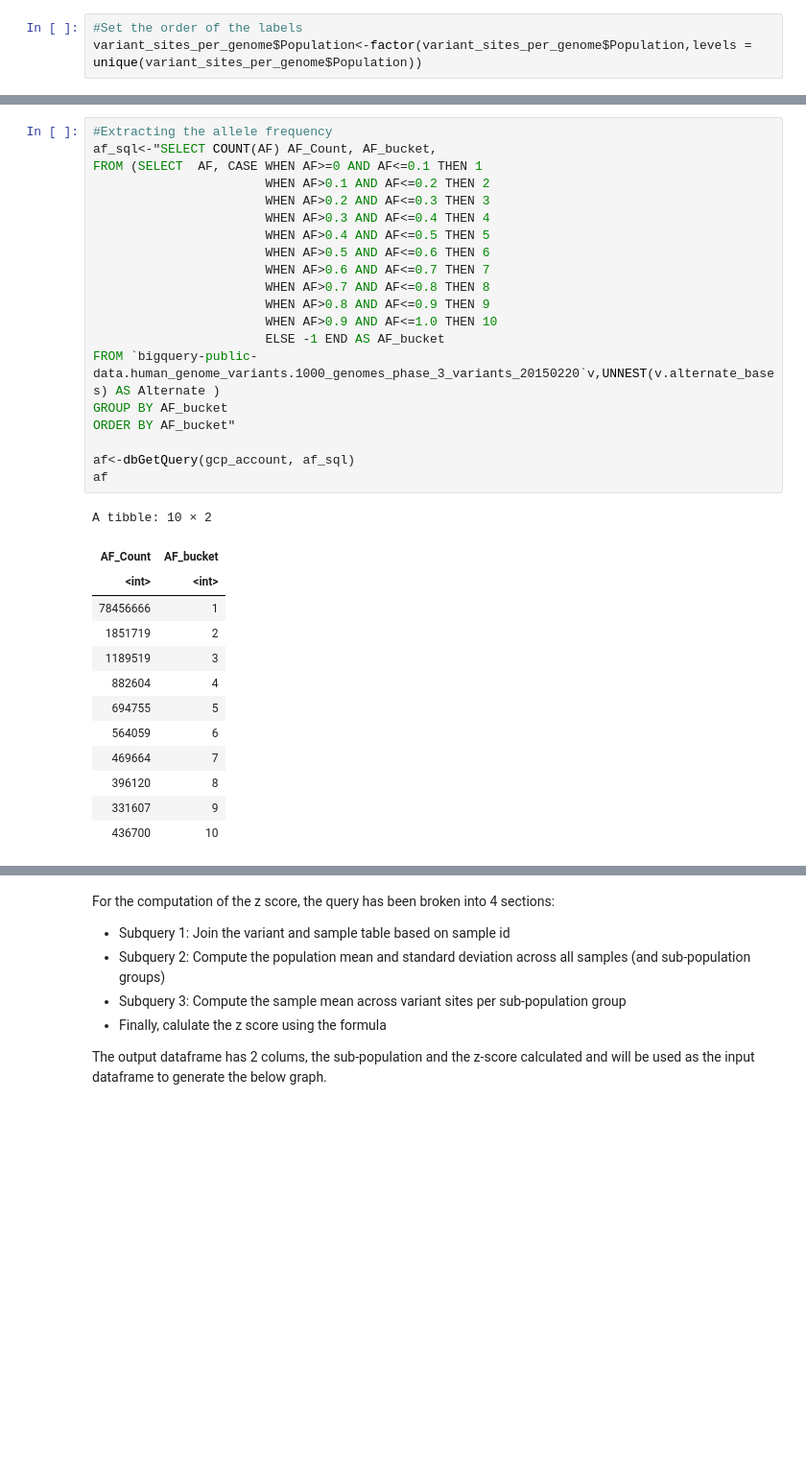
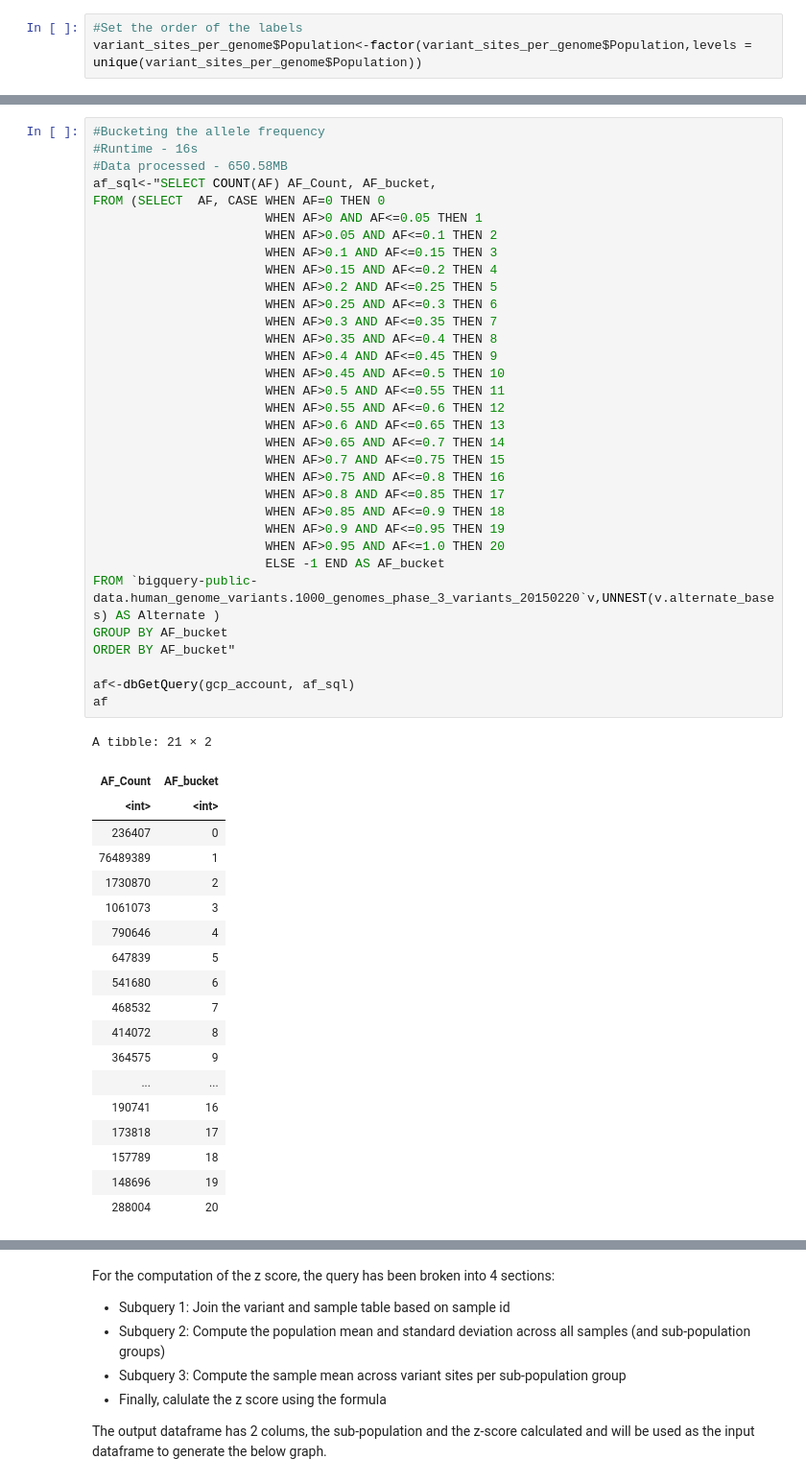
Before and after one commit to StanfordBioinformatics/variant-analysis-on-bigquery, a Jupyter notebook: 1000g_Analysis.ipynb, the cells around one changed output, grey strips where cells are left out. Shown at 96% size. Saved outputs shown, nothing was run; the diff lists cells and outputs as text; blank space fills up the shorter version.

```diff
--- a/1000g_Analysis.ipynb
+++ b/1000g_Analysis.ipynb
@@ -296,35 +250,54 @@ scale_x_discrete(labels=x_label)
 # %%
-#Extracting the allele frequency
+#Bucketing the allele frequency
+#Runtime - 16s
+#Data processed - 650.58MB
 af_sql<-"SELECT COUNT(AF) AF_Count, AF_bucket,
-FROM (SELECT  AF, CASE WHEN AF>=0 AND AF<=0.1 THEN 1
-                       WHEN AF>0.1 AND AF<=0.2 THEN 2
-                       WHEN AF>0.2 AND AF<=0.3 THEN 3
-                       WHEN AF>0.3 AND AF<=0.4 THEN 4
-                       WHEN AF>0.4 AND AF<=0.5 THEN 5
-                       WHEN AF>0.5 AND AF<=0.6 THEN 6
-                       WHEN AF>0.6 AND AF<=0.7 THEN 7
-                       WHEN AF>0.7 AND AF<=0.8 THEN 8
-                       WHEN AF>0.8 AND AF<=0.9 THEN 9
-                       WHEN AF>0.9 AND AF<=1.0 THEN 10
+FROM (SELECT  AF, CASE WHEN AF=0 THEN 0
+                       WHEN AF>0 AND AF<=0.05 THEN 1
+                       WHEN AF>0.05 AND AF<=0.1 THEN 2
+                       WHEN AF>0.1 AND AF<=0.15 THEN 3
+                       WHEN AF>0.15 AND AF<=0.2 THEN 4
+                       WHEN AF>0.2 AND AF<=0.25 THEN 5
+                       WHEN AF>0.25 AND AF<=0.3 THEN 6
+                       WHEN AF>0.3 AND AF<=0.35 THEN 7
+                       WHEN AF>0.35 AND AF<=0.4 THEN 8
+                       WHEN AF>0.4 AND AF<=0.45 THEN 9
+                       WHEN AF>0.45 AND AF<=0.5 THEN 10
+                       WHEN AF>0.5 AND AF<=0.55 THEN 11
+                       WHEN AF>0.55 AND AF<=0.6 THEN 12
+                       WHEN AF>0.6 AND AF<=0.65 THEN 13
+                       WHEN AF>0.65 AND AF<=0.7 THEN 14
+                       WHEN AF>0.7 AND AF<=0.75 THEN 15
+                       WHEN AF>0.75 AND AF<=0.8 THEN 16
+                       WHEN AF>0.8 AND AF<=0.85 THEN 17
+                       WHEN AF>0.85 AND AF<=0.9 THEN 18
+                       WHEN AF>0.9 AND AF<=0.95 THEN 19
+                       WHEN AF>0.95 AND AF<=1.0 THEN 20
                        ELSE -1 END AS AF_bucket
 FROM `bigquery-public-data.human_genome_variants.1000_genomes_phase_3_variants_20150220`v,UNNEST(v.alternate_bases) AS Alternate )
 GROUP BY AF_bucket
 ORDER BY AF_bucket"
 
 af<-dbGetQuery(gcp_account, af_sql)
 af
 # %% [output]
-A tibble: 10 × 2
+A tibble: 21 × 2
 | AF_Count | AF_bucket |
 | <int> | <int> |
-| 78456666 | 1 |
-| 1851719 | 2 |
-| 1189519 | 3 |
-| 882604 | 4 |
-| 694755 | 5 |
-| 564059 | 6 |
-| 469664 | 7 |
-| 396120 | 8 |
-| 331607 | 9 |
-| 436700 | 10 |
+| 236407 | 0 |
+| 76489389 | 1 |
+| 1730870 | 2 |
+| 1061073 | 3 |
+| 790646 | 4 |
+| 647839 | 5 |
+| 541680 | 6 |
+| 468532 | 7 |
+| 414072 | 8 |
+| 364575 | 9 |
+| ... | ... |
+| 190741 | 16 |
+| 173818 | 17 |
+| 157789 | 18 |
+| 148696 | 19 |
+| 288004 | 20 |
 # %%
```
Also changed, not shown: parts of 37 cells of this notebook.
